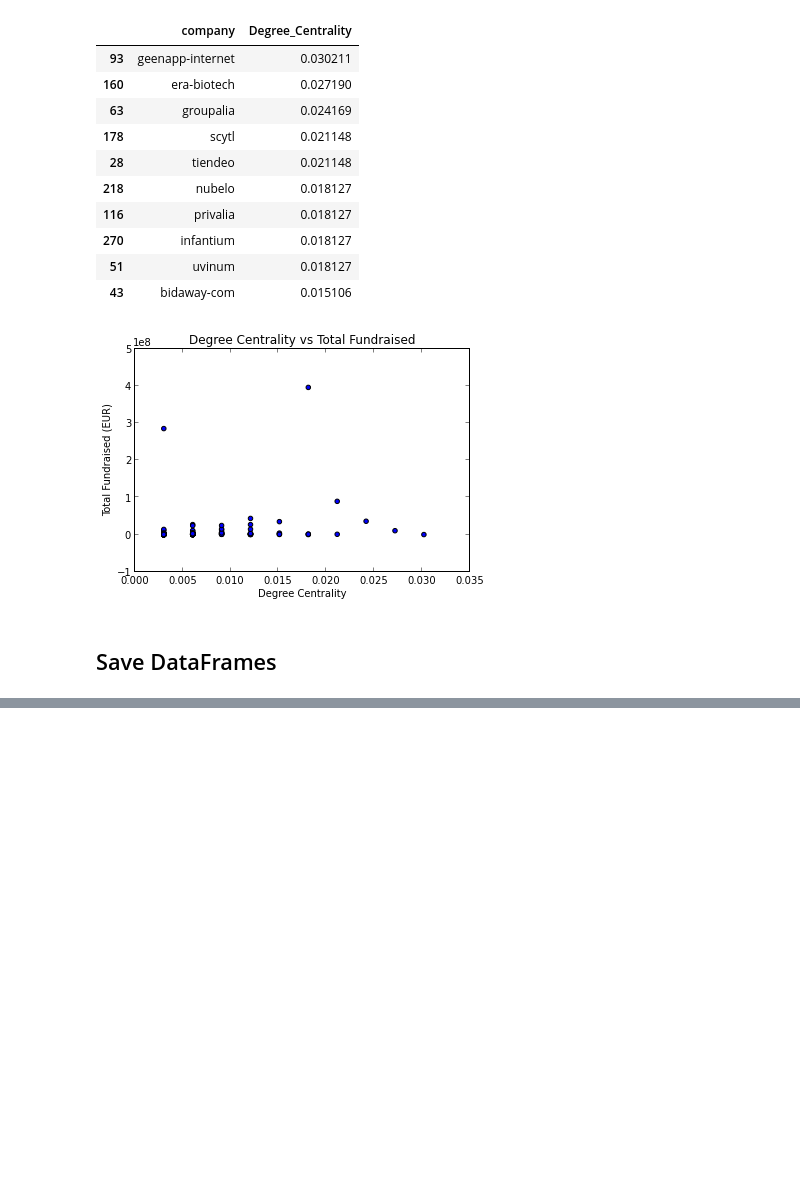
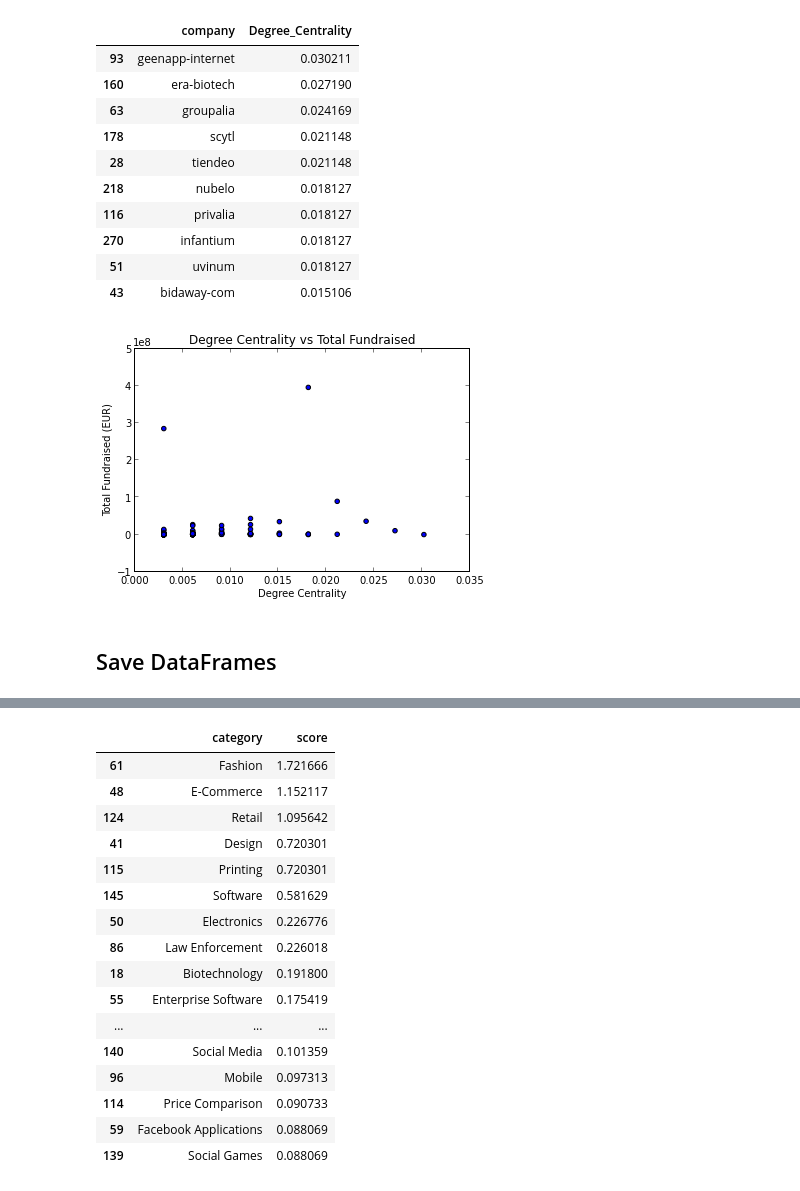
Before and after one commit to arkeats/IP_Demo, a Jupyter notebook: Crunch_IP.ipynb, the cells around one changed output, grey strips where cells are left out. Drawn from its saved outputs; the diff is of its cells as text; code cells hidden in the pictures; blank space fills up the shorter version.

```diff
--- a/Crunch_IP.ipynb
+++ b/Crunch_IP.ipynb
@@ -603,0 +711,24 @@ b.to_csv('deg_central.csv', sep=',', encoding='utf-8',index=False)
+# %%
+dc1=dc[['category','score']]
+dl1=dc1[['category','score']].groupby('category').sum().reset_index()
+dl2=dl1.sort(['score'],ascending=False)
+# %%
+dl2.head(20)
+# %% [output]
+|  | category | score |
+| 61 | Fashion | 1.721666 |
+| 48 | E-Commerce | 1.152117 |
+| 124 | Retail | 1.095642 |
+| 41 | Design | 0.720301 |
+| 115 | Printing | 0.720301 |
+| 145 | Software | 0.581629 |
+| 50 | Electronics | 0.226776 |
+| 86 | Law Enforcement | 0.226018 |
+| 18 | Biotechnology | 0.191800 |
+| 55 | Enterprise Software | 0.175419 |
+| ... | ... | ... |
+| 140 | Social Media | 0.101359 |
+| 96 | Mobile | 0.097313 |
+| 114 | Price Comparison | 0.090733 |
+| 59 | Facebook Applications | 0.088069 |
+| 139 | Social Games | 0.088069 |
```
Also changed, not shown: parts of 24 cells of this notebook.
